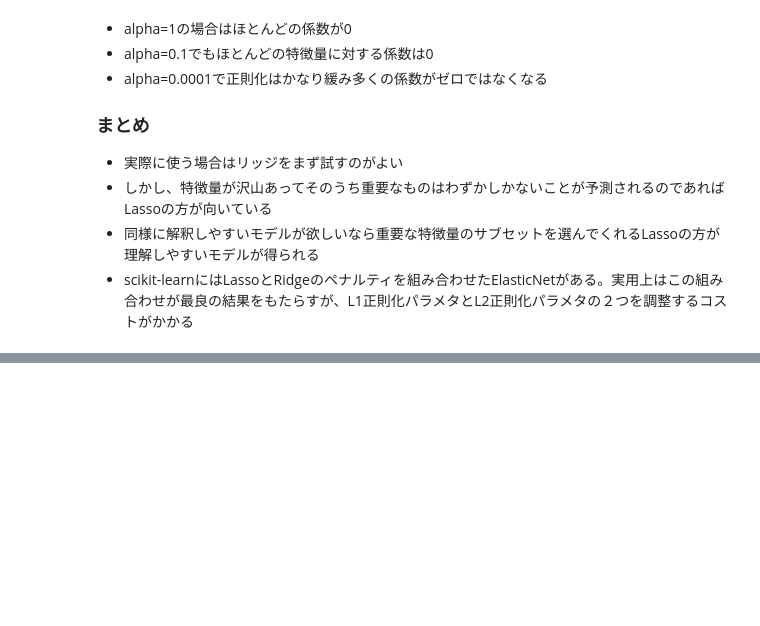
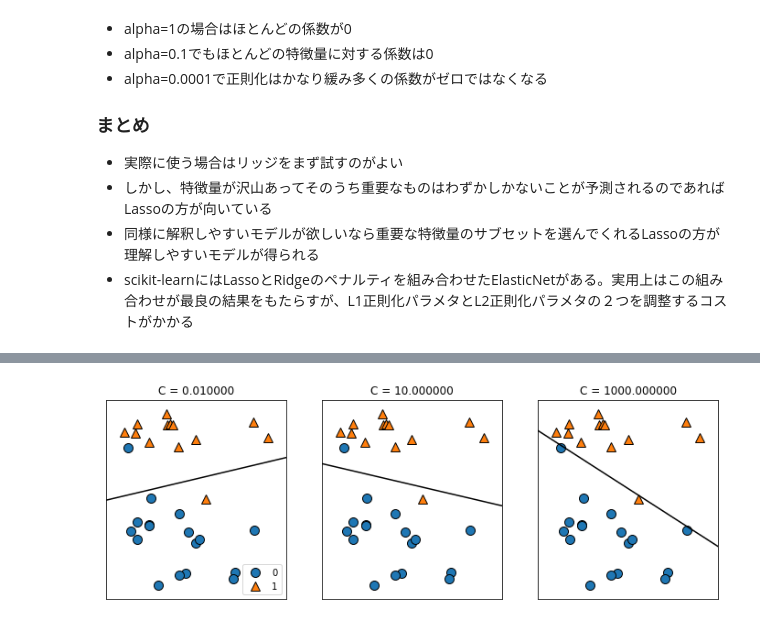
Before and after one commit to morooka-akira/MachineLearningMemo, a Jupyter notebook: 線形モデル.ipynb, the cells around one changed output, grey strips where cells are left out. Drawn from its saved outputs; the diff is of its cells as text; code cells hidden in the pictures; blank space fills up the shorter version.

```diff
--- a/線形モデル.ipynb
+++ b/線形モデル.ipynb
@@ -256,0 +310,4 @@ plt.ylabel("Coefficient magnitude")
+# %%
+mglearn.plots.plot_linear_svc_regularization()
+# %% [output]
+[figure, added]
```
Also changed, not shown: parts of 25 cells of this notebook, 1 other file.
